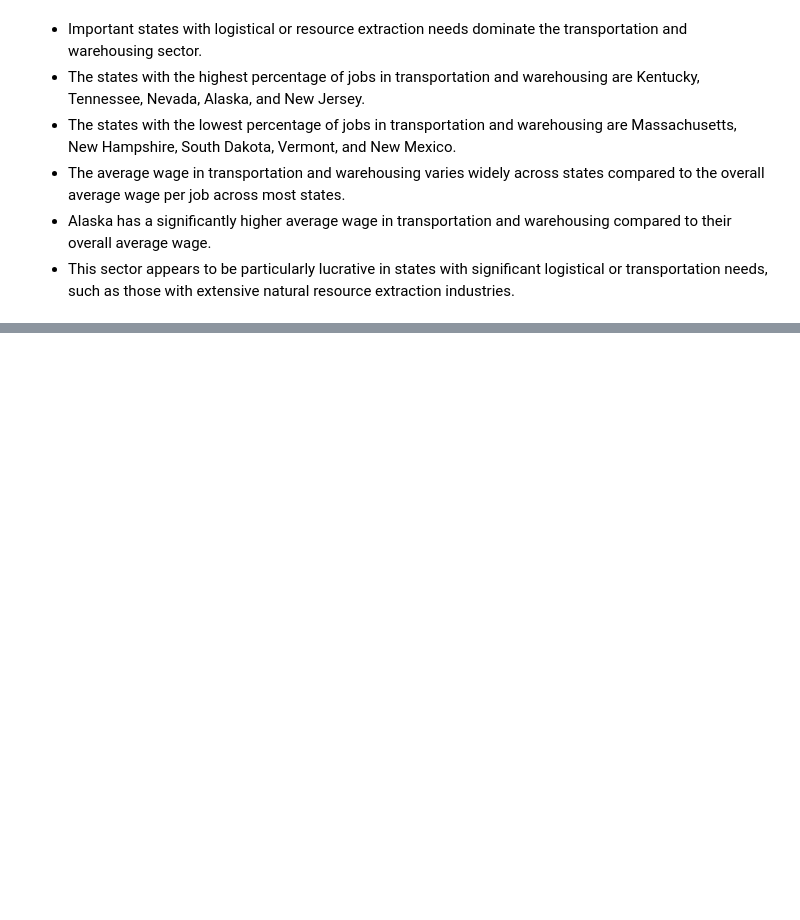
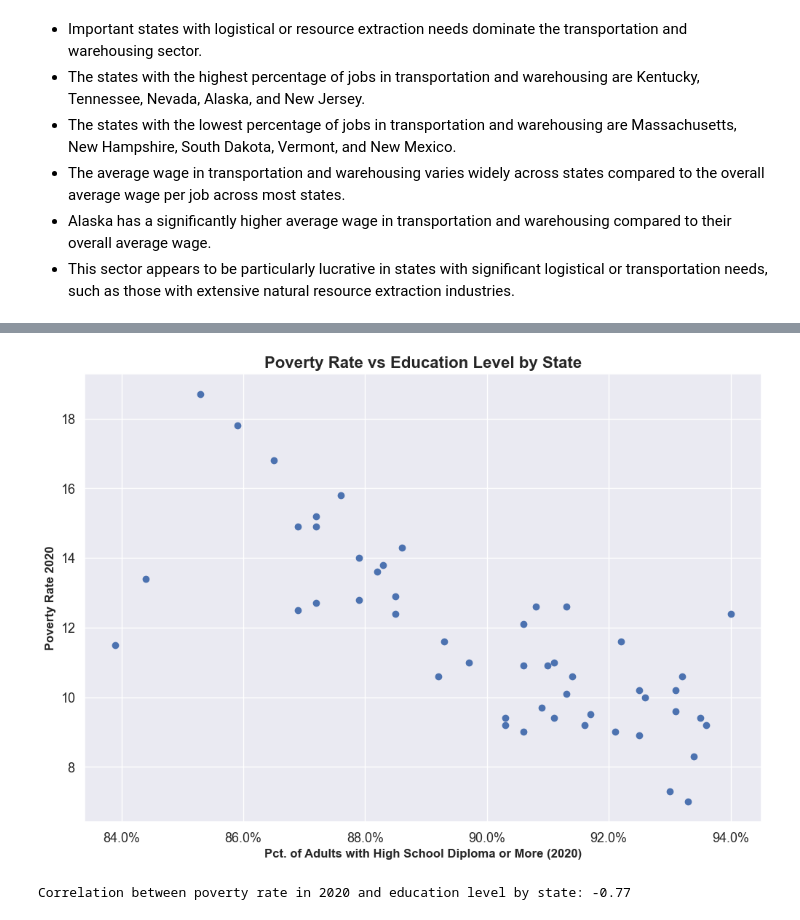
Before and after one commit to Tyler-KD/entering-the-us-market, a Jupyter notebook: entering_the_us_market.ipynb, the cells around one changed output, grey strips where cells are left out. Cells and saved outputs as stored; diff of their text form; code cells hidden in the pictures; blank space fills up the shorter version.

```diff
--- a/entering_the_us_market.ipynb
+++ b/entering_the_us_market.ipynb
@@ -635,0 +721,18 @@ plt.show()
+# %%
+# 4. Correlation between the poverty rate in 2020 and the percentage of adults with at least a high school diploma by state
+poverty_vs_education = df[["Poverty Rate 2020", "High School Diploma or More - Pct. of Adults 25+ 2020"]]
+plt.figure(figsize=(12, 8))
+plt.scatter(data=poverty_vs_education, x="High School Diploma or More - Pct. of Adults 25+ 2020", y="Poverty Rate 2020")
+plt.xticks(fontsize=13)
+plt.yticks(fontsize=13)
+plt.title("Poverty Rate vs Education Level by State", fontsize=16, fontweight="bold")
+plt.xlabel("Pct. of Adults with High School Diploma or More (2020)", fontweight="bold")
+# Set x-axis labels as percentages
+plt.gca().xaxis.set_major_formatter(plt.FuncFormatter(lambda x, _: f"{x*100:.1f}%"))
+plt.ylabel("Poverty Rate 2020", fontweight="bold")
+plt.show()
+correlation_3 = poverty_vs_education.corr().iloc[0, 1]
+print(f"Correlation between poverty rate in 2020 and education level by state: {correlation_3:.2f}")
+# %% [output]
+[figure, added]
+Correlation between poverty rate in 2020 and education level by state: -0.77
```
Also changed, not shown: parts of 15 cells of this notebook, 1 other file.
